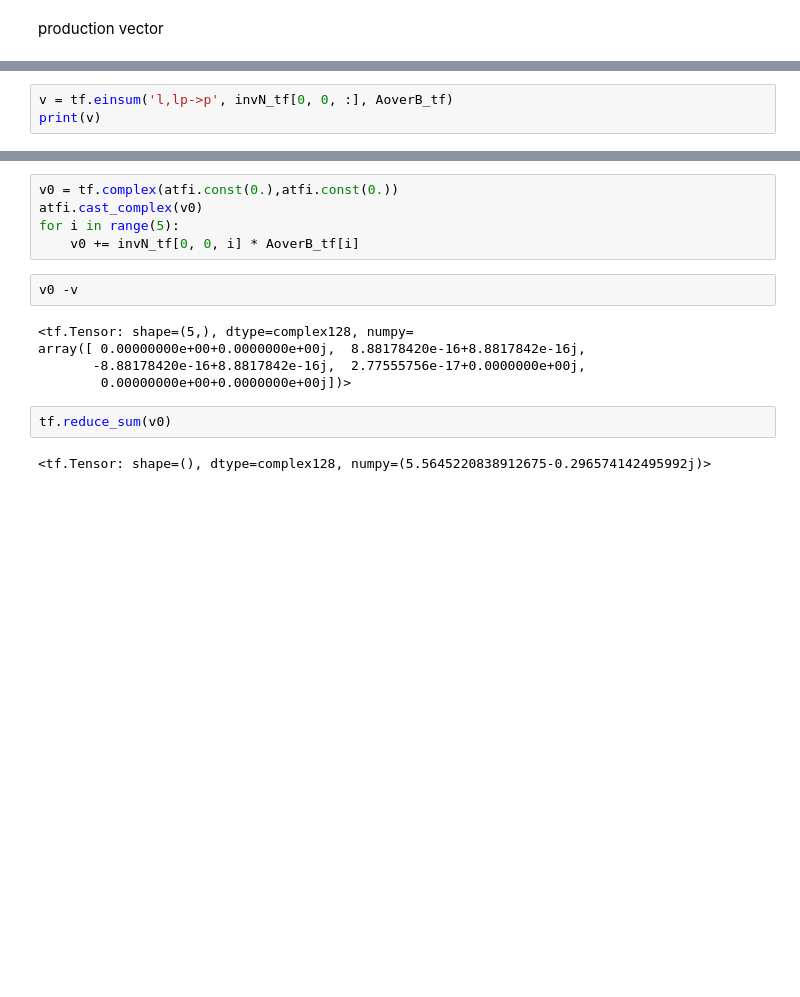
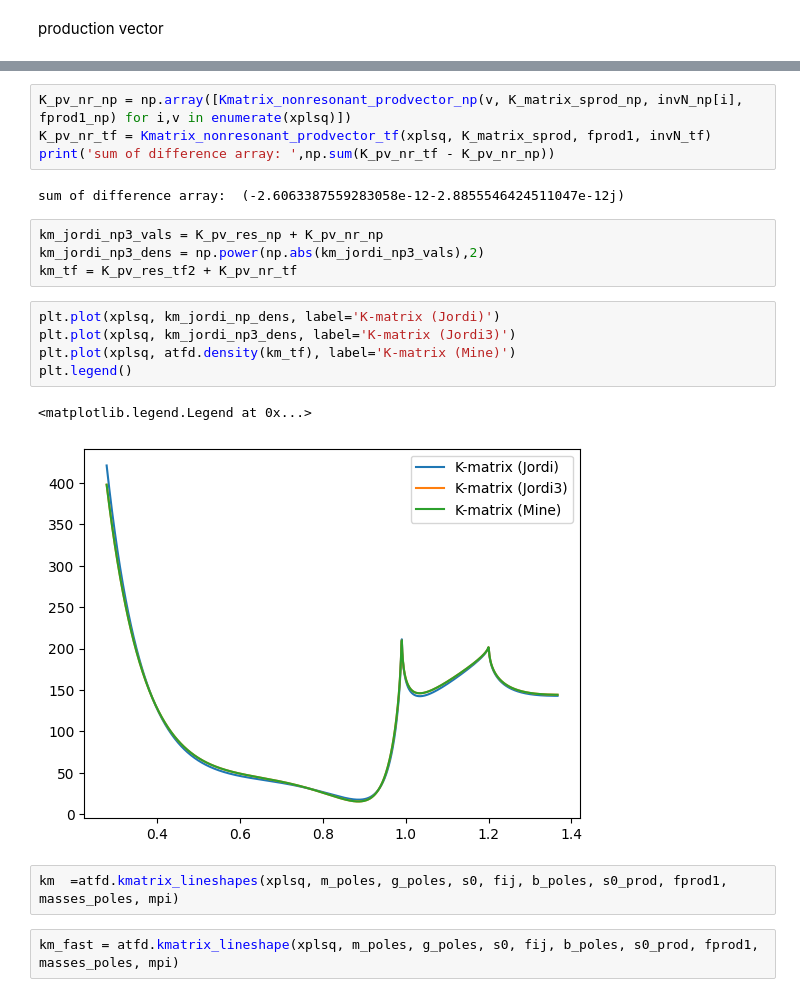
Before and after one commit to cpviolation/tfa_examples, a Jupyter notebook: notebooks/study_lineshapes.ipynb, the cells around one changed output, grey strips where cells are left out. Cells and saved outputs as stored; diff of their text form; blank space fills up the shorter version.

```diff
--- a/notebooks/study_lineshapes.ipynb
+++ b/notebooks/study_lineshapes.ipynb
@@ -2210,3 +1942,0 @@ $$
-# %%
-v = tf.einsum('l,lp->p', invN_tf[0, 0, :], AoverB_tf)
-print(v)
@@ -2231,16 +1943,22 @@ array([-0.369408  +4.92664171j,  2.09665016-8.71734383j,
-# %%
-v0 = tf.complex(atfi.const(0.),atfi.const(0.))
-atfi.cast_complex(v0)
-for i in range(5):
-    v0 += invN_tf[0, 0, i] * AoverB_tf[i]
-# %%
-v0 -v
-# %% [output]
-<tf.Tensor: shape=(5,), dtype=complex128, numpy=
-array([ 0.00000000e+00+0.0000000e+00j,  8.88178420e-16+8.8817842e-16j,
-       -8.88178420e-16+8.8817842e-16j,  2.77555756e-17+0.0000000e+00j,
-        0.00000000e+00+0.0000000e+00j])>
-# %%
-tf.reduce_sum(v0)
-# %% [output]
-<tf.Tensor: shape=(), dtype=complex128, numpy=(5.5645220838912675-0.296574142495992j)>
+# %%
+K_pv_nr_np = np.array([Kmatrix_nonresonant_prodvector_np(v, K_matrix_sprod_np, invN_np[i], fprod1_np) for i,v in enumerate(xplsq)])
+K_pv_nr_tf = Kmatrix_nonresonant_prodvector_tf(xplsq, K_matrix_sprod, fprod1, invN_tf)
+print('sum of difference array: ',np.sum(K_pv_nr_tf - K_pv_nr_np))
+# %% [output]
+sum of difference array:  (-2.6063387559283058e-12-2.8855546424511047e-12j)
+# %%
+km_jordi_np3_vals = K_pv_res_np + K_pv_nr_np
+km_jordi_np3_dens = np.power(np.abs(km_jordi_np3_vals),2)
+km_tf = K_pv_res_tf2 + K_pv_nr_tf
+# %%
+plt.plot(xplsq, km_jordi_np_dens, label='K-matrix (Jordi)')
+plt.plot(xplsq, km_jordi_np3_dens, label='K-matrix (Jordi3)')
+plt.plot(xplsq, atfd.density(km_tf), label='K-matrix (Mine)')
+plt.legend()
+# %% [output]
+<matplotlib.legend.Legend at 0x...>
+[figure, added]
+# %%
+km  =atfd.kmatrix_lineshapes(xplsq, m_poles, g_poles, s0, fij, b_poles, s0_prod, fprod1, masses_poles, mpi)
+# %%
+km_fast = atfd.kmatrix_lineshape(xplsq, m_poles, g_poles, s0, fij, b_poles, s0_prod, fprod1, masses_poles, mpi)
```
Also changed, not shown: parts of 36 cells of this notebook.
